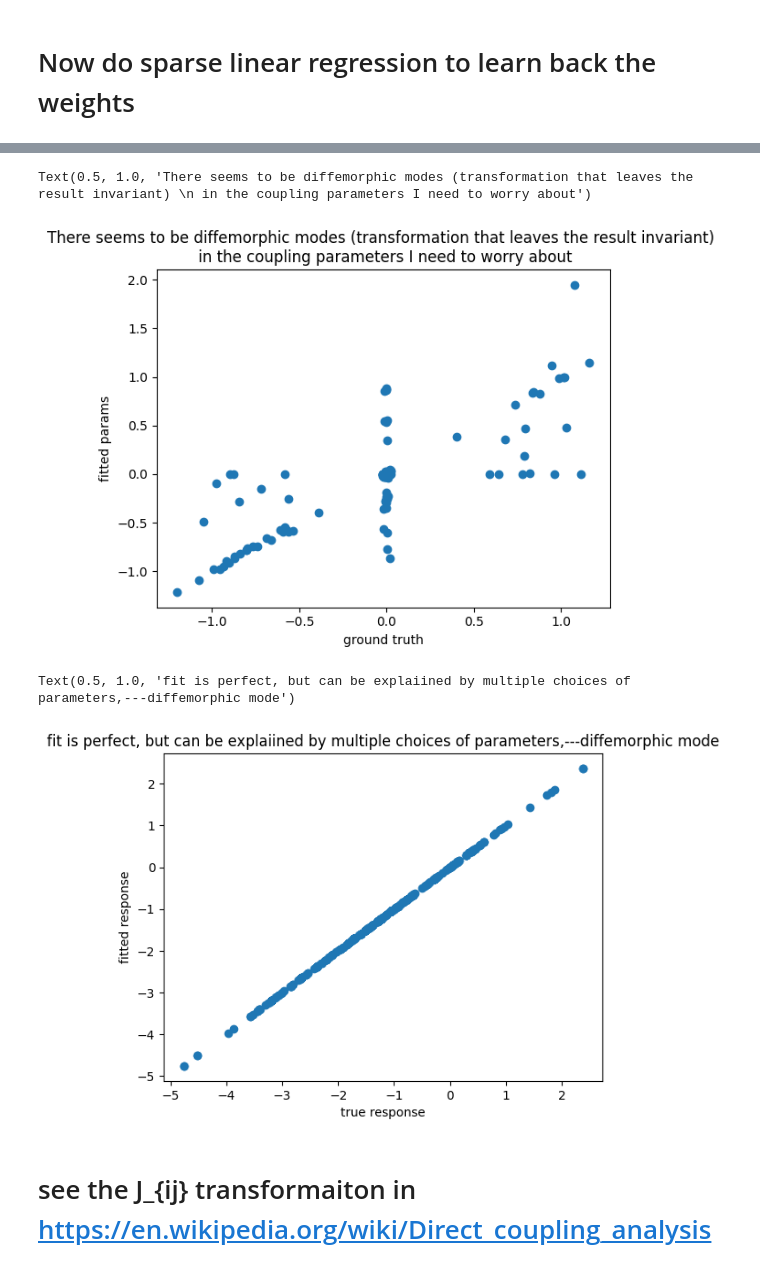
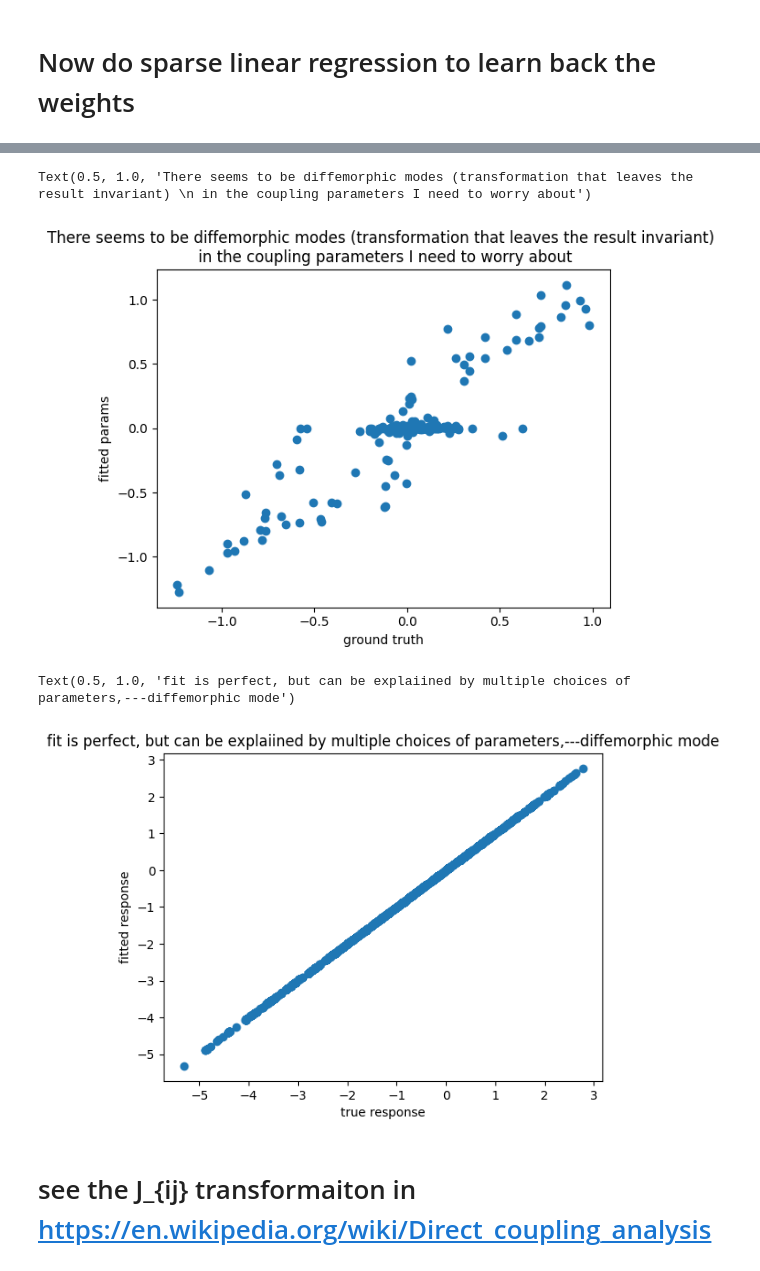
Before and after one commit to swagatam101/doe, a Jupyter notebook: DOE_SOLD_manual1.ipynb, the cells around one changed output, grey strips where cells are left out. Cells and saved outputs as stored; diff of their text form; code cells hidden in the pictures.

```diff
--- a/DOE_SOLD_manual1.ipynb
+++ b/DOE_SOLD_manual1.ipynb
@@ -57,7 +57,7 @@ _  = plt.yticks(range(len(AMINO_ACIDS)), AMINO_ACIDS)
 Above I have created a simple SOLD mat, but I want to make tools such that everything below will work with any experimentalist provided SOLD mat
 # %%
 S = doe_utils.SOLD(sold_mat_df)
-seqs, mutations = S.generate_sequences(1000)
+seqs, mutations = S.generate_sequences(10000)
 # %%
 seqs[0]
 # %% [output]
@@ -79,6 +79,6 @@ Text(0.5, 1.0, 'Sanity check: theory vs empirical counts \n of mutations observe
 I create a mixture of pdfs to draw from, with a zero component (meaning not all independent and pairwise contributions have differential activity compared to parent, some have no effect, and one can control this effect size or model complexity in these simulations)
 Create a mixture of weigthts with random components and some sparse components
 # %%
-Model1 = doe_utils.create_in_silico_model(num_mutated)
+Model1 = doe_utils.create_in_silico_model(num_mutated, S.mutation_probs_variable_region_indexed)
 Model1.plot_weights()
 # %% [output]
@@ -152,12 +136,15 @@ ground_truth = np.concatenate((np.ravel(Model1.independent_weights[Model1.indepe
 # %%
-plt.scatter(ground_truth, res)
+fit_model = doe_utils.fitting_model(S.mutation_probs_variable_region_indexed)
+res, y = fit_model.fit(seqs, responses)
+
+plt.scatter(Model1.ground_truth_params, res)
 plt.xlabel("ground truth")
 plt.ylabel("fitted params")
 
 plt.title("There seems to be diffemorphic modes (transformation that leaves the result invariant) \n in the coupling parameters I need to worry about")
 # %% [output]
 Text(0.5, 1.0, 'There seems to be diffemorphic modes (transformation that leaves the result invariant) \n in the coupling parameters I need to worry about')
-[figure, old version]
+[figure, new version]
 # %%
 plt.scatter(responses, y)
 plt.xlabel('true response')
@@ -165,6 +152,6 @@ plt.ylabel('fitted response')
 plt.title("fit is perfect, but can be explaiined by multiple choices of parameters,---diffemorphic mode")
 # %% [output]
 Text(0.5, 1.0, 'fit is perfect, but can be explaiined by multiple choices of parameters,---diffemorphic mode')
-[figure, old version]
+[figure, new version]
 # %% [markdown]
 # see the J_{ij} transformaiton in https://en.wikipedia.org/wiki/Direct_coupling_analysis
```
Also changed, not shown: parts of 15 cells of this notebook, 1 other file.
